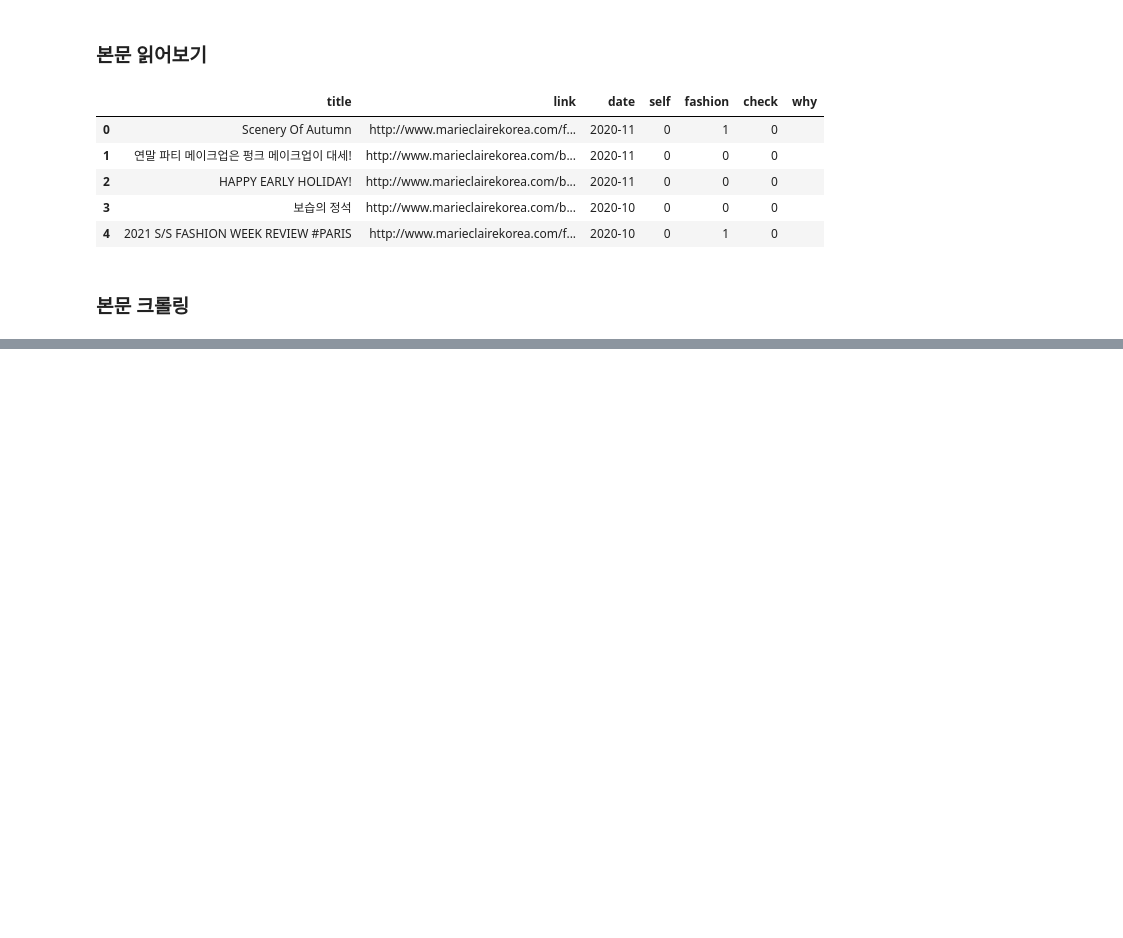
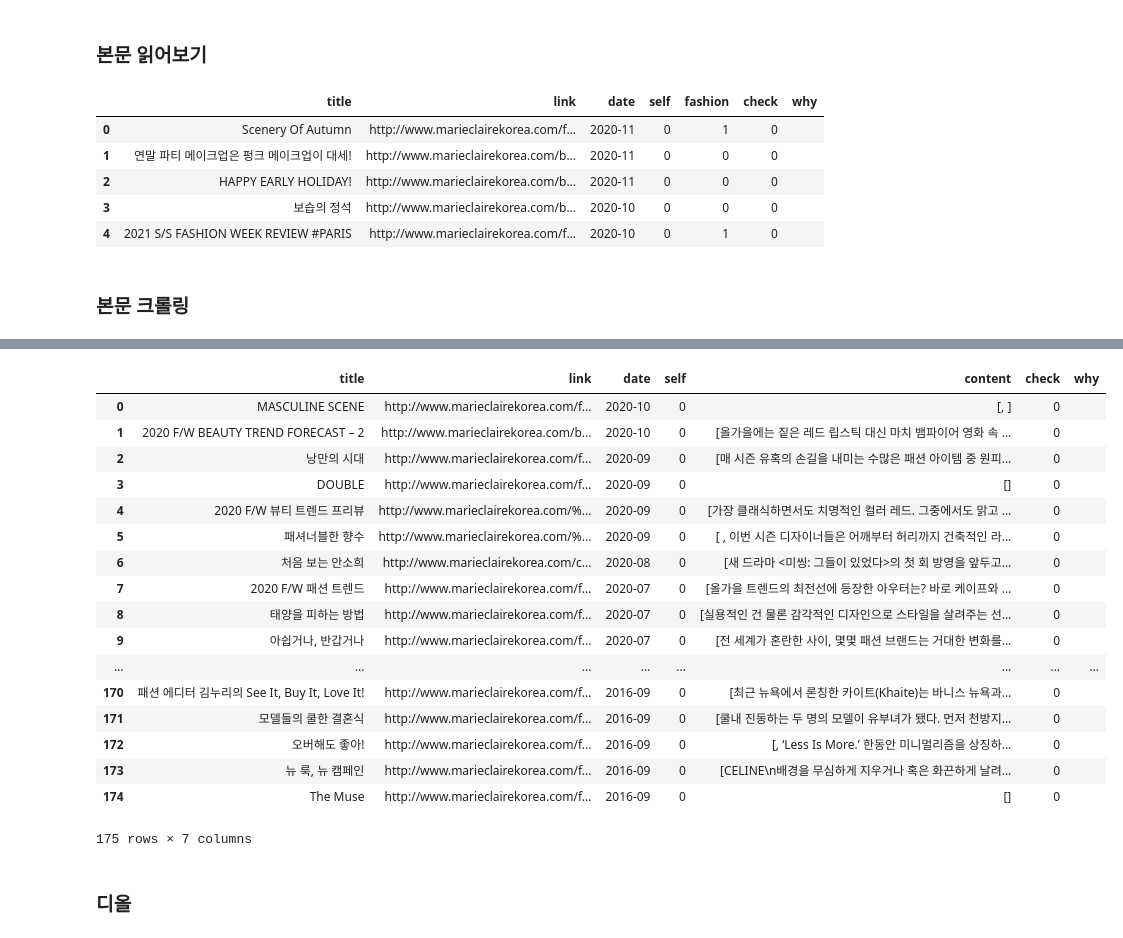
Before and after one commit to sujin29/blande, a Jupyter notebook: crawling_marieclaire.ipynb, the cells around one changed output, grey strips where cells are left out. Drawn from its saved outputs; the diff is of its cells as text; code cells hidden in the pictures; blank space fills up the shorter version.

```diff
--- a/crawling_marieclaire.ipynb
+++ b/crawling_marieclaire.ipynb
@@ -665 +665,31 @@ marie_ysl = pd.read_csv('marie_ysl.csv', encoding='utf-8', sep = '|')
 marie_celine = pd.read_csv('marie_celine.csv', encoding='utf-8', sep = '|')
+# %%
+path = '../driver/chromedriver.exe'
+driver = webdriver.Chrome(path)
+driver
+
+# content_list = []
+
+for i in range(57, len(marie_celine)):
+    url = marie_celine['link'][i]
+    driver.get(url)
+
+    print(i, driver.current_url)
+
+    para = []
+
+    contents = driver.find_element_by_css_selector('div.post-content')
+
+    p_contents = contents.find_elements_by_css_selector('p')
+
+    for content_ in p_contents:
+        para.append(content_.text)
+
+    content_list.append(para)
+
+    time.sleep(20)
+
+
+marie_celine['content'] = content_list
+print(len(marie_celine))
+print(len(content_list))
@@ -665,0 +744,26 @@ marie_celine = pd.read_csv('marie_celine.csv', encoding='utf-8', sep = '|')
+# %%
+marie_celine['check'] = 0
+marie_celine['why'] = ''
+# %%
+marie_celine
+# %% [output]
+|  | title | link | date | self | content | check | why |
+| 0 | MASCULINE SCENE | http://www.marieclairekorea.com/f... | 2020-10 | 0 | [, ] | 0 |  |
+| 1 | 2020 F/W BEAUTY TREND FORECAST – 2 | http://www.marieclairekorea.com/b... | 2020-10 | 0 | [올가을에는 짙은 레드 립스틱 대신 마치 뱀파이어 영화 속 ... | 0 |  |
+| 2 | 낭만의 시대 | http://www.marieclairekorea.com/f... | 2020-09 | 0 | [매 시즌 유혹의 손길을 내미는 수많은 패션 아이템 중 원피... | 0 |  |
+| 3 | DOUBLE | http://www.marieclairekorea.com/f... | 2020-09 | 0 | [] | 0 |  |
+| 4 | 2020 F/W 뷰티 트렌드 프리뷰 | http://www.marieclairekorea.com/%... | 2020-09 | 0 | [가장 클래식하면서도 치명적인 컬러 레드. 그중에서도 맑고 ... | 0 |  |
+| 5 | 패셔너블한 향수 | http://www.marieclairekorea.com/%... | 2020-09 | 0 | [ , 이번 시즌 디자이너들은 어깨부터 허리까지 건축적인 라... | 0 |  |
+| 6 | 처음 보는 안소희 | http://www.marieclairekorea.com/c... | 2020-08 | 0 | [새 드라마 <미씽: 그들이 있었다>의 첫 회 방영을 앞두고... | 0 |  |
+| 7 | 2020 F/W 패션 트렌드 | http://www.marieclairekorea.com/f... | 2020-07 | 0 | [올가을 트렌드의 최전선에 등장한 아우터는? 바로 케이프와 ... | 0 |  |
+| 8 | 태양을 피하는 방법 | http://www.marieclairekorea.com/f... | 2020-07 | 0 | [실용적인 건 물론 감각적인 디자인으로 스타일을 살려주는 선... | 0 |  |
+| 9 | 아쉽거나, 반갑거나 | http://www.marieclairekorea.com/f... | 2020-07 | 0 | [전 세계가 혼란한 사이, 몇몇 패션 브랜드는 거대한 변화를... | 0 |  |
+| ... | ... | ... | ... | ... | ... | ... | ... |
+| 170 | 패션 에디터 김누리의 See It, Buy It, Love It! | http://www.marieclairekorea.com/f... | 2016-09 | 0 | [최근 뉴욕에서 론칭한 카이트(Khaite)는 바니스 뉴욕과... | 0 |  |
+| 171 | 모델들의 쿨한 결혼식 | http://www.marieclairekorea.com/f... | 2016-09 | 0 | [쿨내 진동하는 두 명의 모델이 유부녀가 됐다. 먼저 천방지... | 0 |  |
+| 172 | 오버해도 좋아! | http://www.marieclairekorea.com/f... | 2016-09 | 0 | [, ‘Less Is More.’ 한동안 미니멀리즘을 상징하... | 0 |  |
+| 173 | 뉴 룩, 뉴 캠페인 | http://www.marieclairekorea.com/f... | 2016-09 | 0 | [CELINE\n배경을 무심하게 지우거나 혹은 화끈하게 날려... | 0 |  |
+| 174 | The Muse | http://www.marieclairekorea.com/f... | 2016-09 | 0 | [] | 0 |  |
+175 rows × 7 columns
+# %% [markdown]
+### 디올
```
Also changed, not shown: parts of 38 cells of this notebook.
